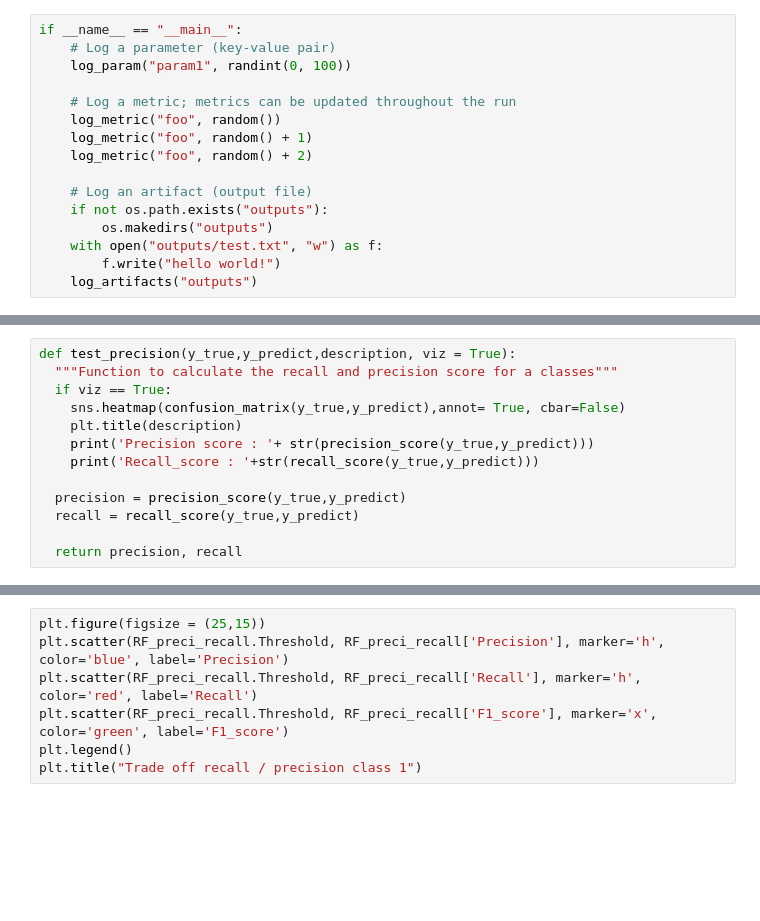
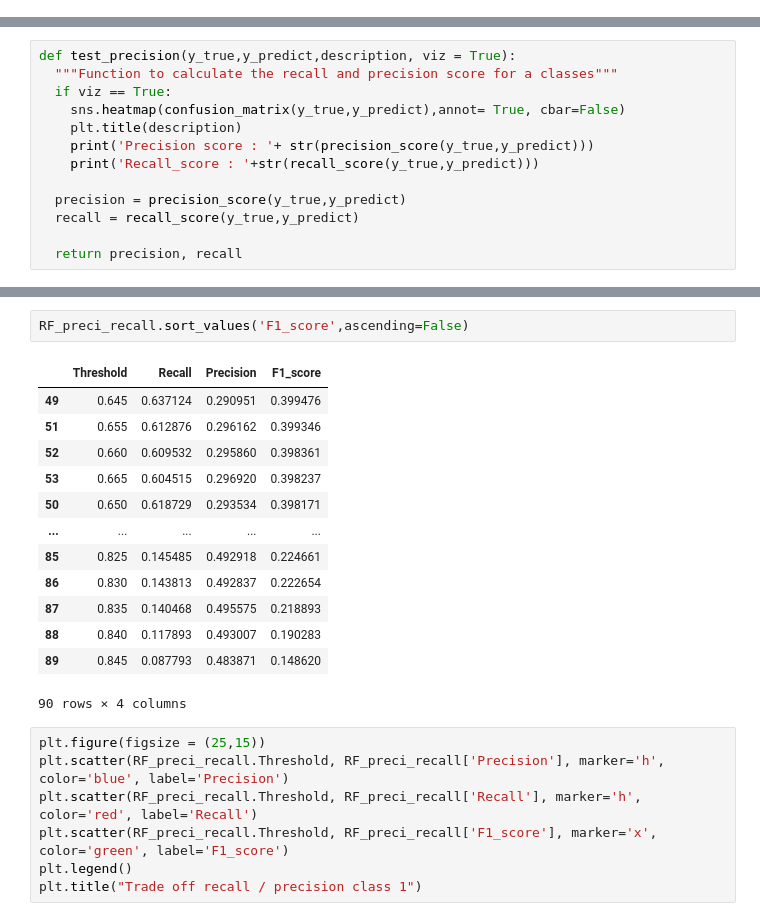
Before and after one commit to Melodyellinn/Projet_Beauty, a Jupyter notebook: E1_notebook_EDA_best.ipynb, the cells around one changed output, grey strips where cells are left out. Drawn from its saved outputs; the diff is of its cells as text; blank space fills up the shorter version.

```diff
--- a/E1_notebook_EDA_best.ipynb
+++ b/E1_notebook_EDA_best.ipynb
@@ -1328,19 +1135,3 @@ def test_eval_metrics():
     assert((pr_accuracy == true_acc) & (pr_precision == true_pre) & (pr_recall == true_rec) & (pr_f1==true_f1))
 
 test_eval_metrics()
-# %%
-if __name__ == "__main__":
-    # Log a parameter (key-value pair)
-    log_param("param1", randint(0, 100))
-
-    # Log a metric; metrics can be updated throughout the run
-    log_metric("foo", random())
-    log_metric("foo", random() + 1)
-    log_metric("foo", random() + 2)
-
-    # Log an artifact (output file)
-    if not os.path.exists("outputs"):
-        os.makedirs("outputs")
-    with open("outputs/test.txt", "w") as f:
-        f.write("hello world!")
-    log_artifacts("outputs")
@@ -1574,3 +1346,19 @@ for i in thresholding_list :
+# %%
+RF_preci_recall.sort_values('F1_score',ascending=False)
+# %% [output]
+|  | Threshold | Recall | Precision | F1_score |
+| 49 | 0.645 | 0.637124 | 0.290951 | 0.399476 |
+| 51 | 0.655 | 0.612876 | 0.296162 | 0.399346 |
+| 52 | 0.660 | 0.609532 | 0.295860 | 0.398361 |
+| 53 | 0.665 | 0.604515 | 0.296920 | 0.398237 |
+| 50 | 0.650 | 0.618729 | 0.293534 | 0.398171 |
+| ... | ... | ... | ... | ... |
+| 85 | 0.825 | 0.145485 | 0.492918 | 0.224661 |
+| 86 | 0.830 | 0.143813 | 0.492837 | 0.222654 |
+| 87 | 0.835 | 0.140468 | 0.495575 | 0.218893 |
+| 88 | 0.840 | 0.117893 | 0.493007 | 0.190283 |
+| 89 | 0.845 | 0.087793 | 0.483871 | 0.148620 |
+90 rows × 4 columns
 # %%
 plt.figure(figsize = (25,15))
 plt.scatter(RF_preci_recall.Threshold, RF_preci_recall['Precision'], marker='h', color='blue', label='Precision')
```
Also changed, not shown: parts of 43 cells of this notebook, 8 other files.
